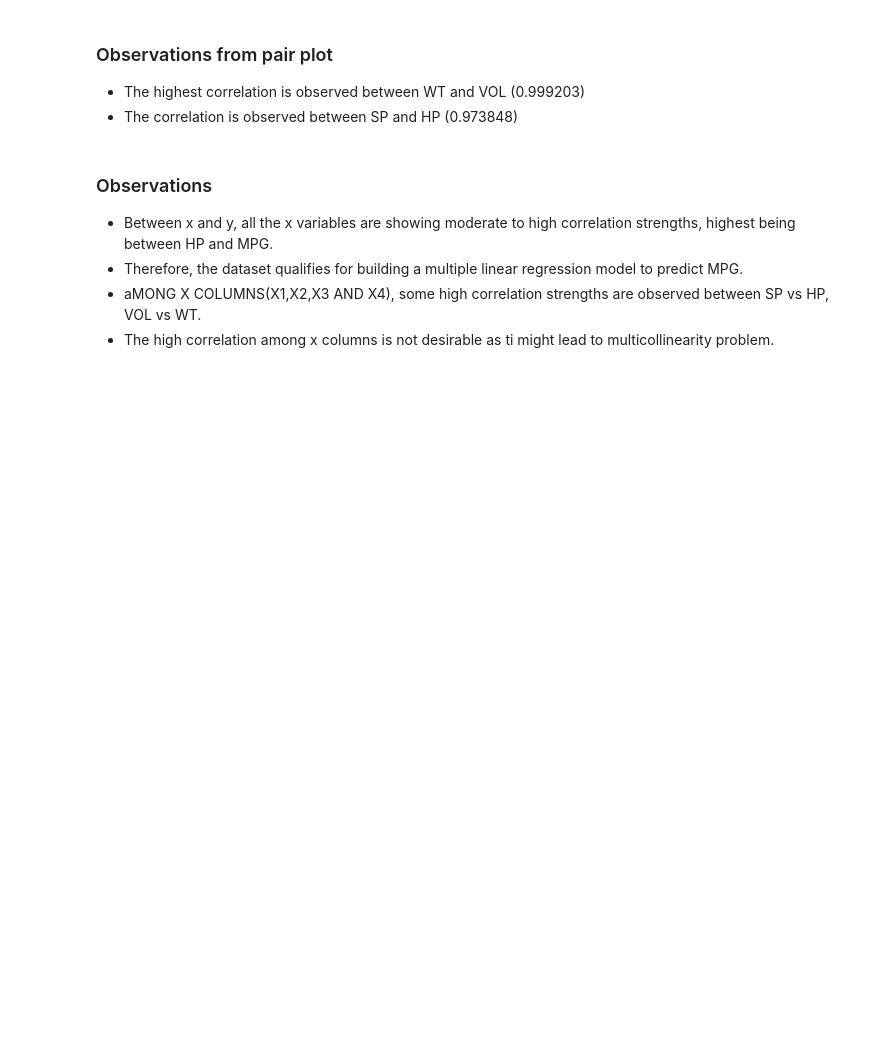
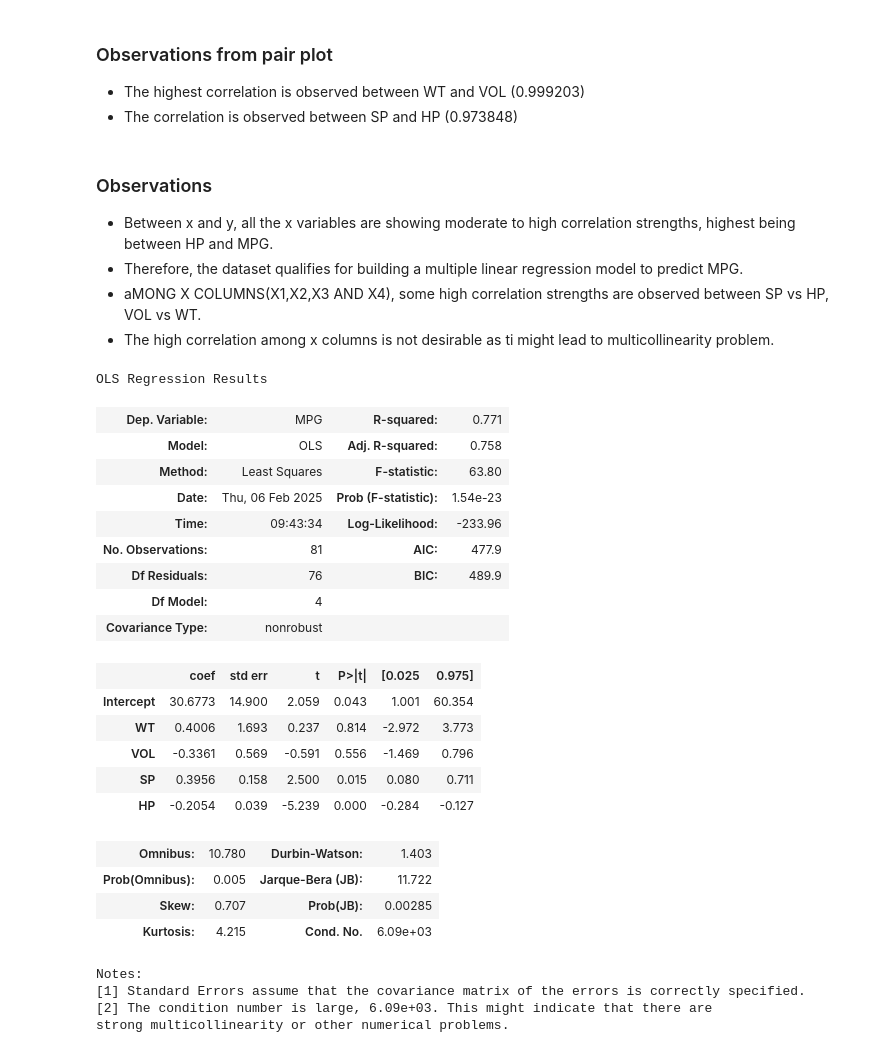
Before and after one commit to Adithyareddy24/adithya-01, a Jupyter notebook: Multiple Linear Regression..1.ipynb, the cells around one changed output. Saved outputs shown, nothing was run; the diff lists cells and outputs as text; code cells hidden in the pictures; blank space fills up the shorter version.

```diff
--- a/Multiple Linear Regression..1.ipynb
+++ b/Multiple Linear Regression..1.ipynb
@@ -154,3 +154,34 @@ cars.corr()
 - Therefore, the dataset qualifies for building a multiple linear regression model to predict MPG.
 - aMONG X COLUMNS(X1,X2,X3 AND X4), some high correlation strengths are observed between SP vs HP, VOL vs WT.
 - The high correlation among x columns is not desirable as ti might lead to multicollinearity problem.
+# %%
+#Build model
+#import statsmodels.formula.apias smf
+model1 = smf.ols('MPG~WT+VOL+SP+HP',data=cars).fit()
+# %%
+model1.summary()
+# %% [output]
+OLS Regression Results
+| Dep. Variable: | MPG | R-squared: | 0.771 |
+| Model: | OLS | Adj. R-squared: | 0.758 |
+| Method: | Least Squares | F-statistic: | 63.80 |
+| Date: | Thu, 06 Feb 2025 | Prob (F-statistic): | 1.54e-23 |
+| Time: | 09:43:34 | Log-Likelihood: | -233.96 |
+| No. Observations: | 81 | AIC: | 477.9 |
+| Df Residuals: | 76 | BIC: | 489.9 |
+| Df Model: | 4 |  |  |
+| Covariance Type: | nonrobust |  |  |
+|  | coef | std err | t | P>|t| | [0.025 | 0.975] |
+| Intercept | 30.6773 | 14.900 | 2.059 | 0.043 | 1.001 | 60.354 |
+| WT | 0.4006 | 1.693 | 0.237 | 0.814 | -2.972 | 3.773 |
+| VOL | -0.3361 | 0.569 | -0.591 | 0.556 | -1.469 | 0.796 |
+| SP | 0.3956 | 0.158 | 2.500 | 0.015 | 0.080 | 0.711 |
+| HP | -0.2054 | 0.039 | -5.239 | 0.000 | -0.284 | -0.127 |
+| Omnibus: | 10.780 | Durbin-Watson: | 1.403 |
+| Prob(Omnibus): | 0.005 | Jarque-Bera (JB): | 11.722 |
+| Skew: | 0.707 | Prob(JB): | 0.00285 |
+| Kurtosis: | 4.215 | Cond. No. | 6.09e+03 |
+Notes:
+[1] Standard Errors assume that the covariance matrix of the errors is correctly specified.
+[2] The condition number is large, 6.09e+03. This might indicate that there are
+strong multicollinearity or other numerical problems.
```
Also changed, not shown: parts of 3 cells of this notebook.
